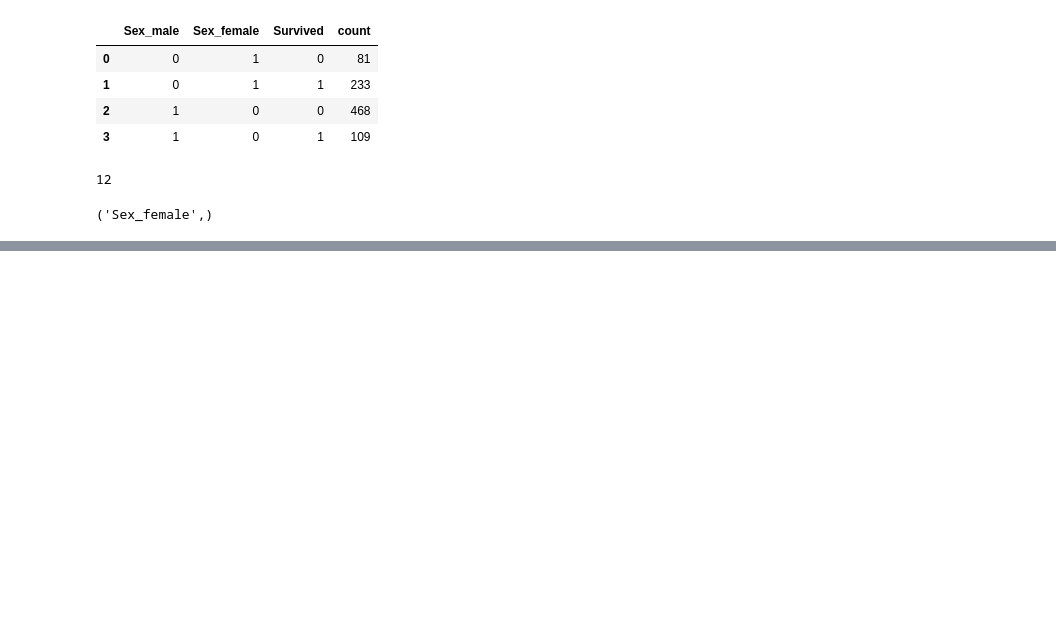
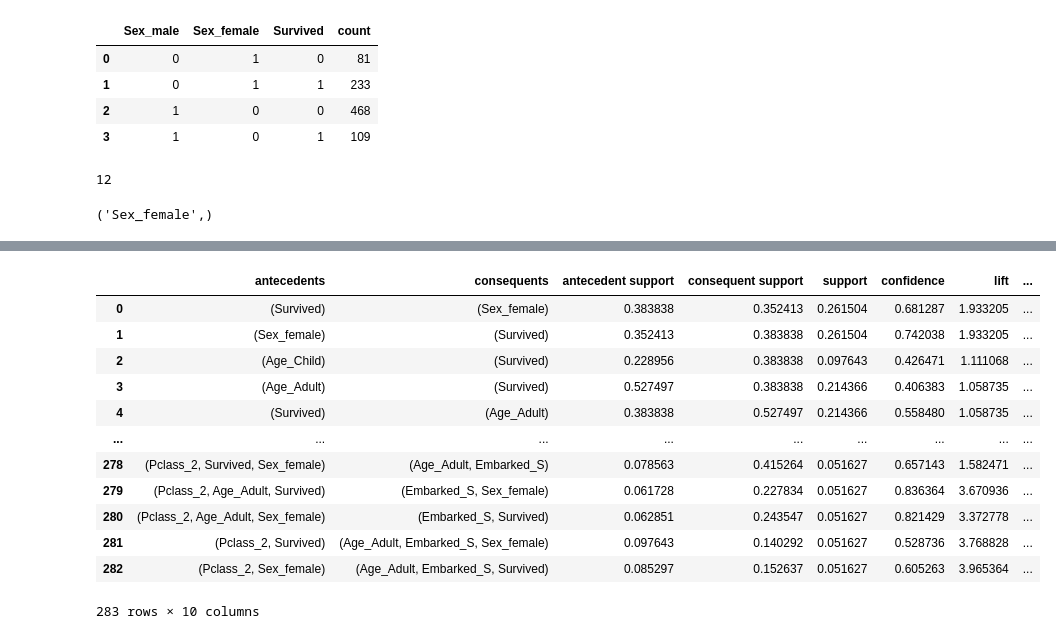
Before and after one commit to gtengwei/CZ4032-Data-Mining, a Jupyter notebook: apriori.ipynb, the cells around one changed output, grey strips where cells are left out. Saved outputs shown, nothing was run; the diff lists cells and outputs as text; code cells hidden in the pictures; blank space fills up the shorter version.

```diff
--- a/apriori.ipynb
+++ b/apriori.ipynb
@@ -959,0 +1031,17 @@ Rule  18 : antecedent -> consequent:  ['Age_Adult', 'Embarked_S', 'Pclass_2'] ->
+# %%
+rules = association_rules(freq_items, metric='confidence', min_threshold=0.4)
+rules
+# %% [output]
+|  | antecedents | consequents | antecedent support | consequent support | support | confidence | lift | ... |
+| 0 | (Survived) | (Sex_female) | 0.383838 | 0.352413 | 0.261504 | 0.681287 | 1.933205 | ... |
+| 1 | (Sex_female) | (Survived) | 0.352413 | 0.383838 | 0.261504 | 0.742038 | 1.933205 | ... |
+| 2 | (Age_Child) | (Survived) | 0.228956 | 0.383838 | 0.097643 | 0.426471 | 1.111068 | ... |
+| 3 | (Age_Adult) | (Survived) | 0.527497 | 0.383838 | 0.214366 | 0.406383 | 1.058735 | ... |
+| 4 | (Survived) | (Age_Adult) | 0.383838 | 0.527497 | 0.214366 | 0.558480 | 1.058735 | ... |
+| ... | ... | ... | ... | ... | ... | ... | ... | ... |
+| 278 | (Pclass_2, Survived, Sex_female) | (Age_Adult, Embarked_S) | 0.078563 | 0.415264 | 0.051627 | 0.657143 | 1.582471 | ... |
+| 279 | (Pclass_2, Age_Adult, Survived) | (Embarked_S, Sex_female) | 0.061728 | 0.227834 | 0.051627 | 0.836364 | 3.670936 | ... |
+| 280 | (Pclass_2, Age_Adult, Sex_female) | (Embarked_S, Survived) | 0.062851 | 0.243547 | 0.051627 | 0.821429 | 3.372778 | ... |
+| 281 | (Pclass_2, Survived) | (Age_Adult, Embarked_S, Sex_female) | 0.097643 | 0.140292 | 0.051627 | 0.528736 | 3.768828 | ... |
+| 282 | (Pclass_2, Sex_female) | (Age_Adult, Embarked_S, Survived) | 0.085297 | 0.152637 | 0.051627 | 0.605263 | 3.965364 | ... |
+283 rows × 10 columns
```
Also changed, not shown: parts of 17 cells of this notebook.
